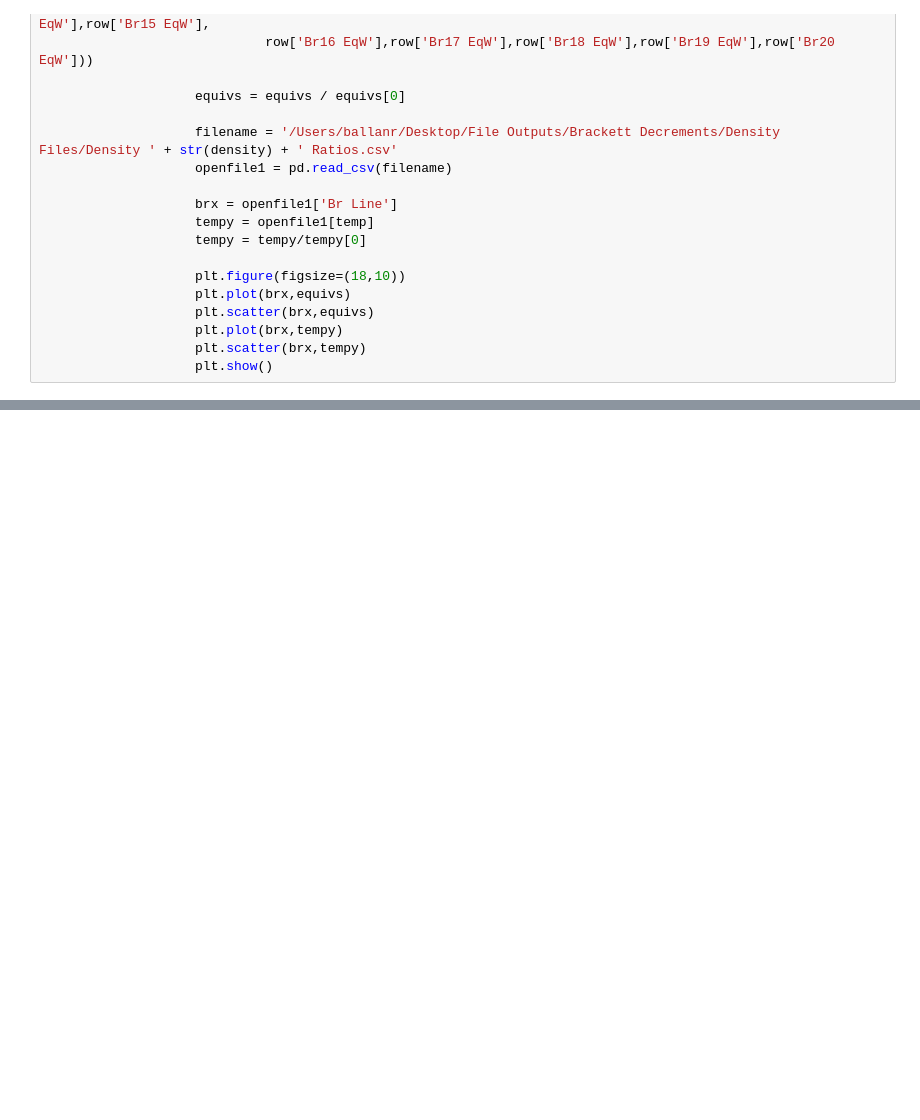
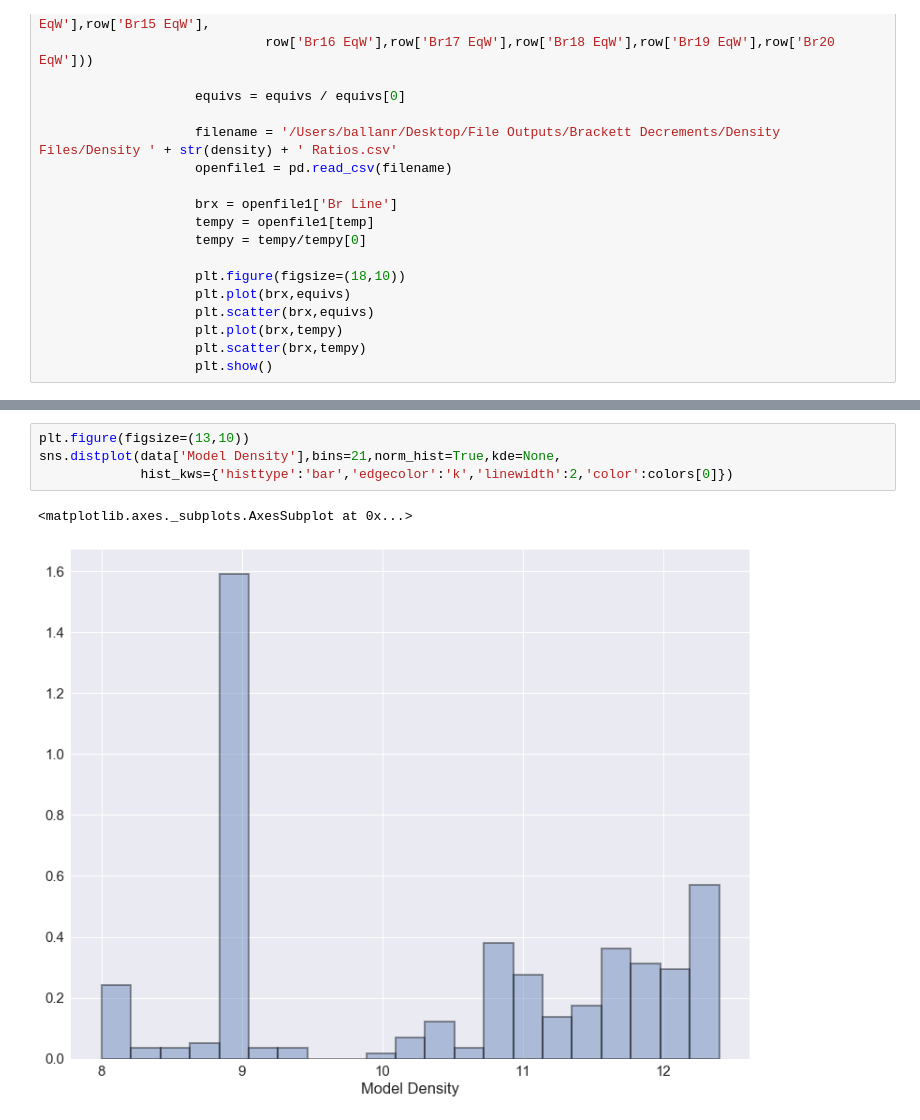
Before and after one commit to ballanr/T-Tauri, a Jupyter notebook: In Development/Untitled1.ipynb, the cells around one changed output, grey strips where cells are left out. Cells and saved outputs as stored; diff of their text form; blank space fills up the shorter version.

```diff
--- a/In Development/Untitled1.ipynb
+++ b/In Development/Untitled1.ipynb
@@ -259,0 +348,7 @@ plt.close()
+# %%
+plt.figure(figsize=(13,10))
+sns.distplot(data['Model Density'],bins=21,norm_hist=True,kde=None,
+             hist_kws={'histtype':'bar','edgecolor':'k','linewidth':2,'color':colors[0]})
+# %% [output]
+<matplotlib.axes._subplots.AxesSubplot at 0x...>
+[figure, added]
```
Also changed, not shown: parts of 24 cells of this notebook.
